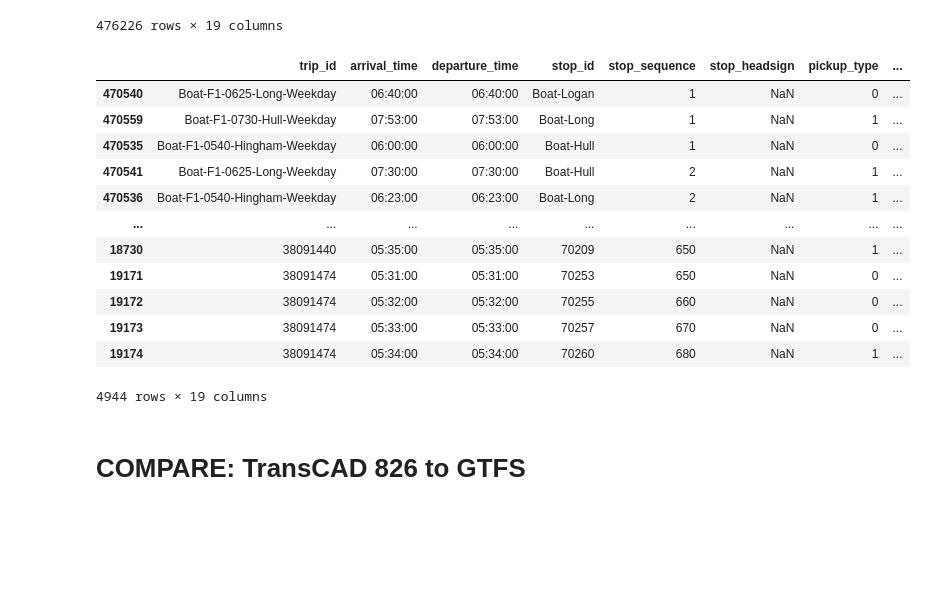
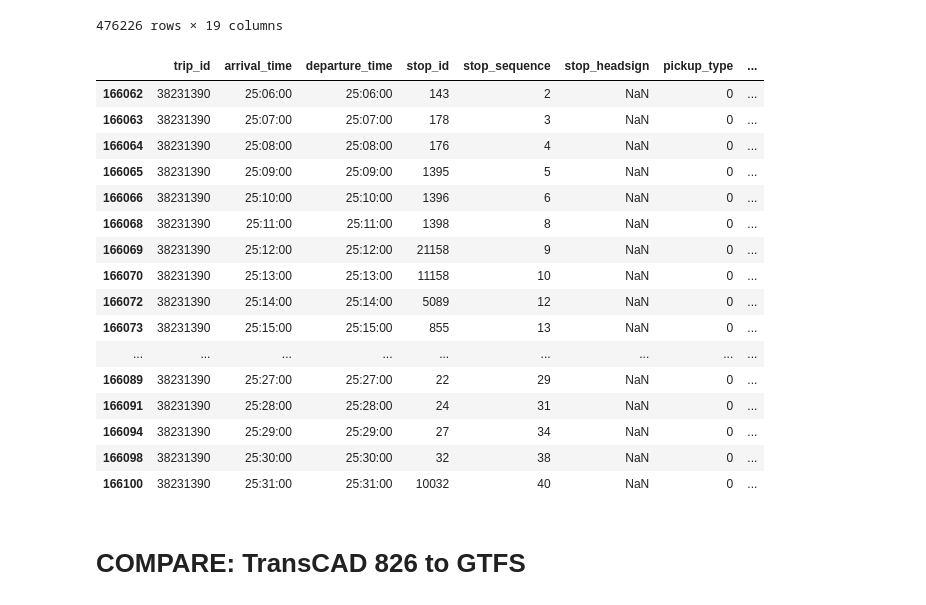
Before and after one commit to mmatkinson7/gtfs_transcad_prep, a Jupyter notebook: gtfs_consolidation_tod.ipynb, the cells around one changed output. Saved outputs shown, nothing was run; the diff lists cells and outputs as text; code cells hidden in the pictures; blank space fills up the shorter version.

Commit message:
trying to fix the stop_times consolidation round 2

```diff
--- a/gtfs_consolidation_tod.ipynb
+++ b/gtfs_consolidation_tod.ipynb
@@ -364,24 +394,58 @@ Plan:
+# %%
+# REDO PART 2
+# for every row where the route_pattern_id has been updated
+trip_stop_replace = {}
+for idx, row in gtfsfeeds_dfs.trips.iterrows():
+    # identify trip_id
+    tid = row['trip_id']
+    # get the route_pattern_id for the trip
+    rpid = gtfsfeeds_dfs.trips.query('trip_id == @tid').route_pattern_id
+    # get all of the trips associated with that route_pattern_id (and stop sequence pattern)
+    all_trips = rpid_stop_dict[rpid]
+
+    # get the start time (for first stop) for trip_id
+    start_time = gtfsfeeds_dfs.stop_times.query('(trip_id == @tid) & (first_stop == 1)')
+    # get the start time (for first stop) for all trips that share same route_pattern_id
+    all_start_times = gtfsfeeds_dfs.stop_times.query('(trip_id in @all_trips) & (first_stop == 1)')
+
+    # create list getting the difference in start times between the selected trip and all the other trips that share the same route_pattern_id
+    test_list = [[x,(abs(start_time['departure_time_sec']- all_start_times.query('trip_id == @x'))['departure_time_sec'].iloc[0])] for x in all_start_times['trip_id']]
+    close = {}
+    close = {sub[0]:sub[1] for sub in test_list}
+
+    # get trip with the minimum difference in start time
+    min_t = min(close, key=close.get)
+    if tid != min_t:
+        trip_stop_replace[tid] = min_t
 # %%
-trip_stop_replace = {}
+'''trip_stop_replace = {}
 
+# flag the first stop in every trip
 gtfsfeeds_dfs.stop_times['first_stop'] =  0
 gtfsfeeds_dfs.stop_times.loc[gtfsfeeds_dfs.stop_times.groupby('trip_id').stop_sequence.idxmin(),'first_stop'] = 1
 
+# for every row where the route_pattern_id has been updated
 for idx, row in gtfsfeeds_dfs.trips.query('(~route_pattern_id_old.isna()) & (route_pattern_id_old != route_pattern_id)').iterrows():
+    # identify trip_id
     tid = row['trip_id']
+    # get the route_pattern_id for the trip
     rpid = gtfsfeeds_dfs.trips.query('trip_id == @tid').route_pattern_id
-
+    # get all of the trips associated with that route_pattern_id
     all_trips = gtfsfeeds_dfs.trips.query('route_pattern_id == @rpid.iloc[0]').trip_id
 
+    # get the start time (for first stop) for trip_id
     start_time = gtfsfeeds_dfs.stop_times.query('(trip_id == @tid) & (first_stop == 1)')
+    # get the start time (for first stop) for all trips that share same route_pattern_id
     all_start_times = gtfsfeeds_dfs.stop_times.query('(trip_id in @all_trips) & (first_stop == 1)')
 
+    # create list getting the difference in start times between the selected trip and all the other trips that share the same route_pattern_id
     test_list = [[x,(abs(start_time['departure_time_sec']- all_start_times.query('trip_id == @x'))['departure_time_sec'].iloc[0])] for x in all_start_times['trip_id']]
     close = {}
     close = {sub[0]:sub[1] for sub in test_list}
 
+    # get trip with the minimum difference in start time
     min_t = min(close, key=close.get)
     if tid != min_t:
-        trip_stop_replace[tid] = min_t
+        trip_stop_replace[tid] = min_t'''
 # %%
 gtfsfeeds_dfs.stop_times = gtfsfeeds_dfs.stop_times.sort_values('stop_sequence')
@@ -406,21 +471,25 @@ gtfsfeeds_dfs.stop_times
 | 29010 | 38091956 | 18:35:00 | 18:35:00 | 70260 | 680 | NaN | 1 | ... |
 476226 rows × 19 columns
 # %%
-gtfsfeeds_dfs.stop_times.query('time_between_stops > 0')
+gtfsfeeds_dfs.stop_times.query('time_between_stops > 0').query('trip_id == "38231507" | trip_id == "38231390"')
 # %% [output]
 |  | trip_id | arrival_time | departure_time | stop_id | stop_sequence | stop_headsign | pickup_type | ... |
-| 470540 | Boat-F1-0625-Long-Weekday | 06:40:00 | 06:40:00 | Boat-Logan | 1 | NaN | 0 | ... |
-| 470559 | Boat-F1-0730-Hull-Weekday | 07:53:00 | 07:53:00 | Boat-Long | 1 | NaN | 1 | ... |
-| 470535 | Boat-F1-0540-Hingham-Weekday | 06:00:00 | 06:00:00 | Boat-Hull | 1 | NaN | 0 | ... |
-| 470541 | Boat-F1-0625-Long-Weekday | 07:30:00 | 07:30:00 | Boat-Hull | 2 | NaN | 1 | ... |
-| 470536 | Boat-F1-0540-Hingham-Weekday | 06:23:00 | 06:23:00 | Boat-Long | 2 | NaN | 1 | ... |
+| 166062 | 38231390 | 25:06:00 | 25:06:00 | 143 | 2 | NaN | 0 | ... |
+| 166063 | 38231390 | 25:07:00 | 25:07:00 | 178 | 3 | NaN | 0 | ... |
+| 166064 | 38231390 | 25:08:00 | 25:08:00 | 176 | 4 | NaN | 0 | ... |
+| 166065 | 38231390 | 25:09:00 | 25:09:00 | 1395 | 5 | NaN | 0 | ... |
+| 166066 | 38231390 | 25:10:00 | 25:10:00 | 1396 | 6 | NaN | 0 | ... |
+| 166068 | 38231390 | 25:11:00 | 25:11:00 | 1398 | 8 | NaN | 0 | ... |
+| 166069 | 38231390 | 25:12:00 | 25:12:00 | 21158 | 9 | NaN | 0 | ... |
+| 166070 | 38231390 | 25:13:00 | 25:13:00 | 11158 | 10 | NaN | 0 | ... |
+| 166072 | 38231390 | 25:14:00 | 25:14:00 | 5089 | 12 | NaN | 0 | ... |
+| 166073 | 38231390 | 25:15:00 | 25:15:00 | 855 | 13 | NaN | 0 | ... |
 | ... | ... | ... | ... | ... | ... | ... | ... | ... |
-| 18730 | 38091440 | 05:35:00 | 05:35:00 | 70209 | 650 | NaN | 1 | ... |
-| 19171 | 38091474 | 05:31:00 | 05:31:00 | 70253 | 650 | NaN | 0 | ... |
-| 19172 | 38091474 | 05:32:00 | 05:32:00 | 70255 | 660 | NaN | 0 | ... |
-| 19173 | 38091474 | 05:33:00 | 05:33:00 | 70257 | 670 | NaN | 0 | ... |
-| 19174 | 38091474 | 05:34:00 | 05:34:00 | 70260 | 680 | NaN | 1 | ... |
+| 166089 | 38231390 | 25:27:00 | 25:27:00 | 22 | 29 | NaN | 0 | ... |
+| 166091 | 38231390 | 25:28:00 | 25:28:00 | 24 | 31 | NaN | 0 | ... |
+| 166094 | 38231390 | 25:29:00 | 25:29:00 | 27 | 34 | NaN | 0 | ... |
+| 166098 | 38231390 | 25:30:00 | 25:30:00 | 32 | 38 | NaN | 0 | ... |
+| 166100 | 38231390 | 25:31:00 | 25:31:00 | 10032 | 40 | NaN | 0 | ... |
-4944 rows × 19 columns
 # %%
 stop_times = gtfsfeeds_dfs.stop_times
 for trip in trip_stop_replace.keys():
```
Also changed, not shown: parts of 18 cells of this notebook.
